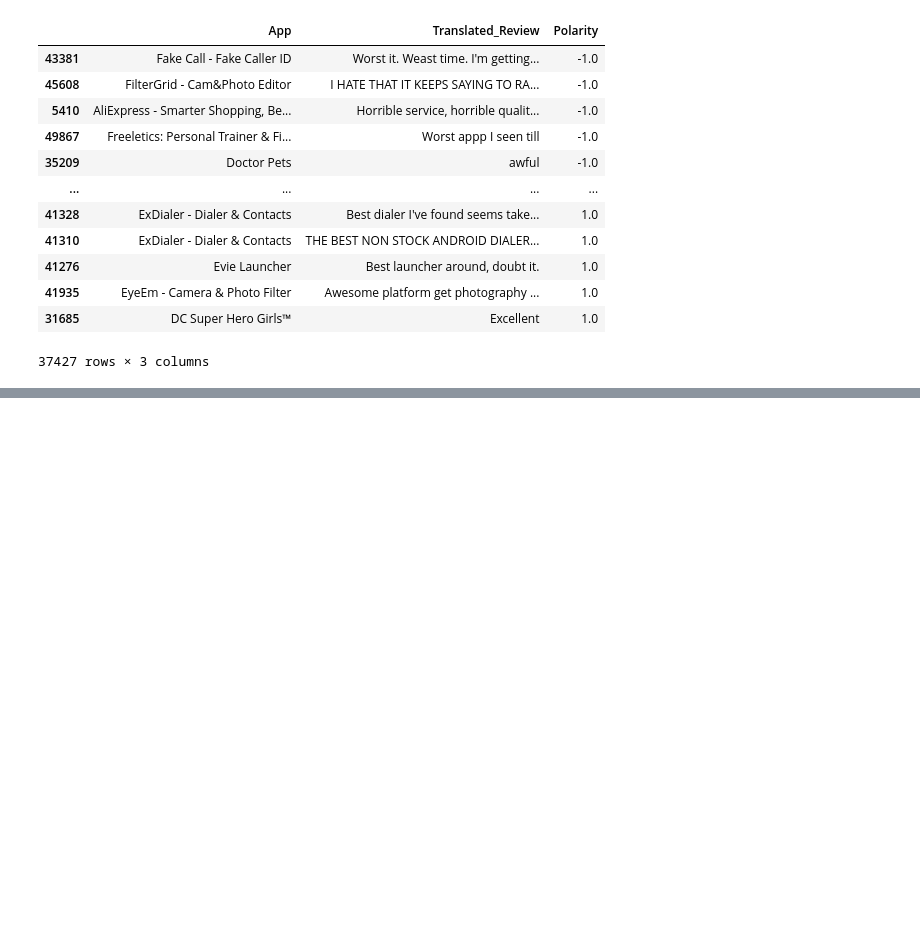
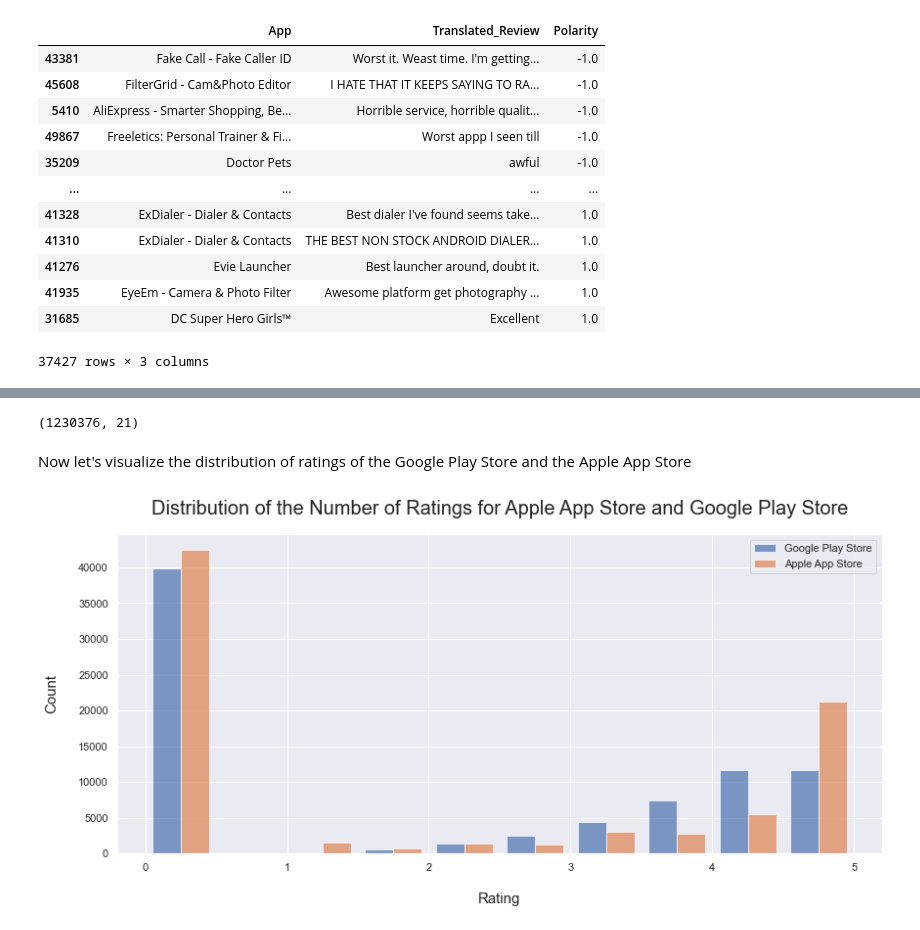
Before and after one commit to Superocker50/CMPT-353-Final-Project, a Jupyter notebook: cmpt-353-part-2.ipynb, the cells around one changed output, grey strips where cells are left out. Cells and saved outputs as stored; diff of their text form; code cells hidden in the pictures; blank space fills up the shorter version.

Commit message:
Finished Writing Scraper. Started Comparison Analysis Between Google Play Store and Apple App Store

```diff
--- a/cmpt-353-part-2.ipynb
+++ b/cmpt-353-part-2.ipynb
@@ -198,0 +231,4 @@ app_reviews
+# %%
+apple_apps.shape
+# %% [output]
+(1230376, 21)
@@ -198,0 +238,46 @@ app_reviews
+# %%
+apple_apps.rename(columns={'App_Id': 'App Id',
+                           'App_Name': 'App Name',
+                           'Developer': 'Apple Developer',
+                           'Current_Version_Score': 'Apple Rating',
+                           'Released': 'Apple Released',
+                           'Reviews': 'Apple Rating Count'
+                          },
+                  errors='raise', inplace=True)
+
+google_apps.rename(columns={'Rating': 'Google Rating',
+                            'Developer Id': 'Google Developer',
+                            'Released': 'Google Released',
+                            'Rating Count': 'Google Rating Count'},
+                  errors='raise', inplace=True)
+# %%
+combined_apps = google_apps.merge(apple_apps, on=['App Name','App Id'], how='inner')
+# %%
+def remove_nonmatching_developers(apple_dev, google_dev):
+    sequence = difflib.SequenceMatcher(a=apple_dev, b=google_dev)
+
+    # Measure of similarity
+    similarity = sequence.ratio()
+    if similarity > 0.6:
+        return google_dev # Arbitrary return one of the names
+    else:
+        return np.nan
+# %%
+# To ensure that the apps' developers on the Google Play Store and the Apple App Store are the same, we will test for similairity
+combined_apps['Developer'] = combined_apps.apply(lambda x:
+                                                 remove_nonmatching_developers(x['Google Developer'], x['Apple Developer']),
+                                                 axis=1)
+combined_apps.dropna(subset=['Developer'], inplace=True)
+# %% [markdown]
+Now let's visualize the distribution of ratings of the Google Play Store and the Apple App Store
+# %%
+figure = plt.figure(figsize=(14, 6))
+axis = plt.gca()
+plt.hist([combined_apps['Google Rating'], combined_apps['Apple Rating']], alpha=0.7)
+plt.xlabel('Rating', fontsize=15, labelpad=20)
+plt.ylabel('Count', fontsize=15, labelpad=20)
+plt.legend(['Google Play Store', 'Apple App Store'])
+plt.title('Distribution of the Number of Ratings for Apple App Store and Google Play Store', fontsize=20, pad=20)
+plt.show()
+# %% [output]
+[figure, added]
```
Also changed, not shown: parts of 9 cells of this notebook, 3 other files.
